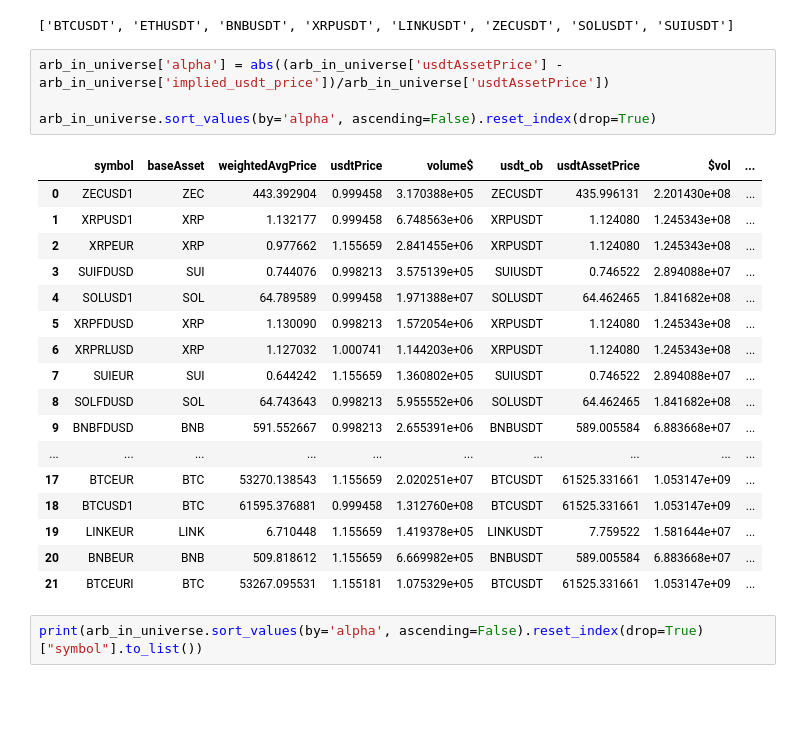
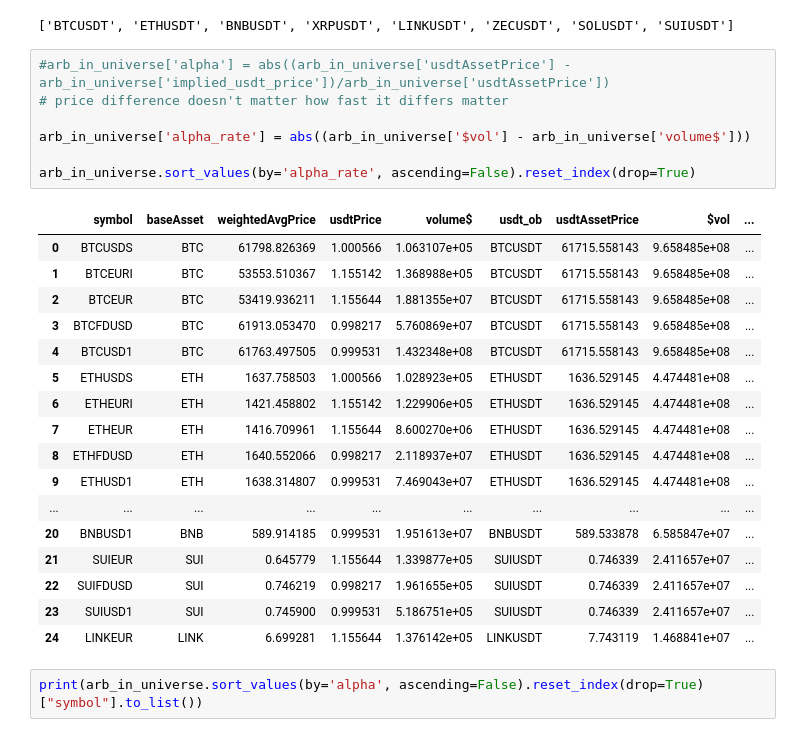
Before and after one commit to IsuruMahakumara/alphanode-forge, a Jupyter notebook: research/eda_binance_universe_audit.ipynb, the cells around one changed output. Cells and saved outputs as stored; diff of their text form; blank space fills up the shorter version.

```diff
--- a/research/eda_binance_universe_audit.ipynb
+++ b/research/eda_binance_universe_audit.ipynb
@@ -251,27 +254,30 @@ print(altcoin_symbols_df['usdt_ob'].tolist())
 # %% [output]
 ['BTCUSDT', 'ETHUSDT', 'BNBUSDT', 'XRPUSDT', 'LINKUSDT', 'ZECUSDT', 'SOLUSDT', 'SUIUSDT']
 # %%
-arb_in_universe['alpha'] = abs((arb_in_universe['usdtAssetPrice'] - arb_in_universe['implied_usdt_price'])/arb_in_universe['usdtAssetPrice'])
+#arb_in_universe['alpha'] = abs((arb_in_universe['usdtAssetPrice'] - arb_in_universe['implied_usdt_price'])/arb_in_universe['usdtAssetPrice'])
+# price difference doesn't matter how fast it differs matter
 
-arb_in_universe.sort_values(by='alpha', ascending=False).reset_index(drop=True)
+arb_in_universe['alpha_rate'] = abs((arb_in_universe['$vol'] - arb_in_universe['volume$']))
+
+arb_in_universe.sort_values(by='alpha_rate', ascending=False).reset_index(drop=True)
 # %% [output]
 |  | symbol | baseAsset | weightedAvgPrice | usdtPrice | volume$ | usdt_ob | usdtAssetPrice | $vol | ... |
-| 0 | ZECUSD1 | ZEC | 443.392904 | 0.999458 | 3.170388e+05 | ZECUSDT | 435.996131 | 2.201430e+08 | ... |
-| 1 | XRPUSD1 | XRP | 1.132177 | 0.999458 | 6.748563e+06 | XRPUSDT | 1.124080 | 1.245343e+08 | ... |
-| 2 | XRPEUR | XRP | 0.977662 | 1.155659 | 2.841455e+06 | XRPUSDT | 1.124080 | 1.245343e+08 | ... |
-| 3 | SUIFDUSD | SUI | 0.744076 | 0.998213 | 3.575139e+05 | SUIUSDT | 0.746522 | 2.894088e+07 | ... |
-| 4 | SOLUSD1 | SOL | 64.789589 | 0.999458 | 1.971388e+07 | SOLUSDT | 64.462465 | 1.841682e+08 | ... |
-| 5 | XRPFDUSD | XRP | 1.130090 | 0.998213 | 1.572054e+06 | XRPUSDT | 1.124080 | 1.245343e+08 | ... |
-| 6 | XRPRLUSD | XRP | 1.127032 | 1.000741 | 1.144203e+06 | XRPUSDT | 1.124080 | 1.245343e+08 | ... |
-| 7 | SUIEUR | SUI | 0.644242 | 1.155659 | 1.360802e+05 | SUIUSDT | 0.746522 | 2.894088e+07 | ... |
-| 8 | SOLFDUSD | SOL | 64.743643 | 0.998213 | 5.955552e+06 | SOLUSDT | 64.462465 | 1.841682e+08 | ... |
-| 9 | BNBFDUSD | BNB | 591.552667 | 0.998213 | 2.655391e+06 | BNBUSDT | 589.005584 | 6.883668e+07 | ... |
+| 0 | BTCUSDS | BTC | 61798.826369 | 1.000566 | 1.063107e+05 | BTCUSDT | 61715.558143 | 9.658485e+08 | ... |
+| 1 | BTCEURI | BTC | 53553.510367 | 1.155142 | 1.368988e+05 | BTCUSDT | 61715.558143 | 9.658485e+08 | ... |
+| 2 | BTCEUR | BTC | 53419.936211 | 1.155644 | 1.881355e+07 | BTCUSDT | 61715.558143 | 9.658485e+08 | ... |
+| 3 | BTCFDUSD | BTC | 61913.053470 | 0.998217 | 5.760869e+07 | BTCUSDT | 61715.558143 | 9.658485e+08 | ... |
+| 4 | BTCUSD1 | BTC | 61763.497505 | 0.999531 | 1.432348e+08 | BTCUSDT | 61715.558143 | 9.658485e+08 | ... |
+| 5 | ETHUSDS | ETH | 1637.758503 | 1.000566 | 1.028923e+05 | ETHUSDT | 1636.529145 | 4.474481e+08 | ... |
+| 6 | ETHEURI | ETH | 1421.458802 | 1.155142 | 1.229906e+05 | ETHUSDT | 1636.529145 | 4.474481e+08 | ... |
+| 7 | ETHEUR | ETH | 1416.709961 | 1.155644 | 8.600270e+06 | ETHUSDT | 1636.529145 | 4.474481e+08 | ... |
+| 8 | ETHFDUSD | ETH | 1640.552066 | 0.998217 | 2.118937e+07 | ETHUSDT | 1636.529145 | 4.474481e+08 | ... |
+| 9 | ETHUSD1 | ETH | 1638.314807 | 0.999531 | 7.469043e+07 | ETHUSDT | 1636.529145 | 4.474481e+08 | ... |
 | ... | ... | ... | ... | ... | ... | ... | ... | ... | ... |
-| 17 | BTCEUR | BTC | 53270.138543 | 1.155659 | 2.020251e+07 | BTCUSDT | 61525.331661 | 1.053147e+09 | ... |
-| 18 | BTCUSD1 | BTC | 61595.376881 | 0.999458 | 1.312760e+08 | BTCUSDT | 61525.331661 | 1.053147e+09 | ... |
-| 19 | LINKEUR | LINK | 6.710448 | 1.155659 | 1.419378e+05 | LINKUSDT | 7.759522 | 1.581644e+07 | ... |
-| 20 | BNBEUR | BNB | 509.818612 | 1.155659 | 6.669982e+05 | BNBUSDT | 589.005584 | 6.883668e+07 | ... |
-| 21 | BTCEURI | BTC | 53267.095531 | 1.155181 | 1.075329e+05 | BTCUSDT | 61525.331661 | 1.053147e+09 | ... |
+| 20 | BNBUSD1 | BNB | 589.914185 | 0.999531 | 1.951613e+07 | BNBUSDT | 589.533878 | 6.585847e+07 | ... |
+| 21 | SUIEUR | SUI | 0.645779 | 1.155644 | 1.339877e+05 | SUIUSDT | 0.746339 | 2.411657e+07 | ... |
+| 22 | SUIFDUSD | SUI | 0.746219 | 0.998217 | 1.961655e+05 | SUIUSDT | 0.746339 | 2.411657e+07 | ... |
+| 23 | SUIUSD1 | SUI | 0.745900 | 0.999531 | 5.186751e+05 | SUIUSDT | 0.746339 | 2.411657e+07 | ... |
+| 24 | LINKEUR | LINK | 6.699281 | 1.155644 | 1.376142e+05 | LINKUSDT | 7.743119 | 1.468841e+07 | ... |
 # %%
 print(arb_in_universe.sort_values(by='alpha', ascending=False).reset_index(drop=True)["symbol"].to_list())
 # %% [output]
```
Also changed, not shown: parts of 8 cells of this notebook, 1 other file.
